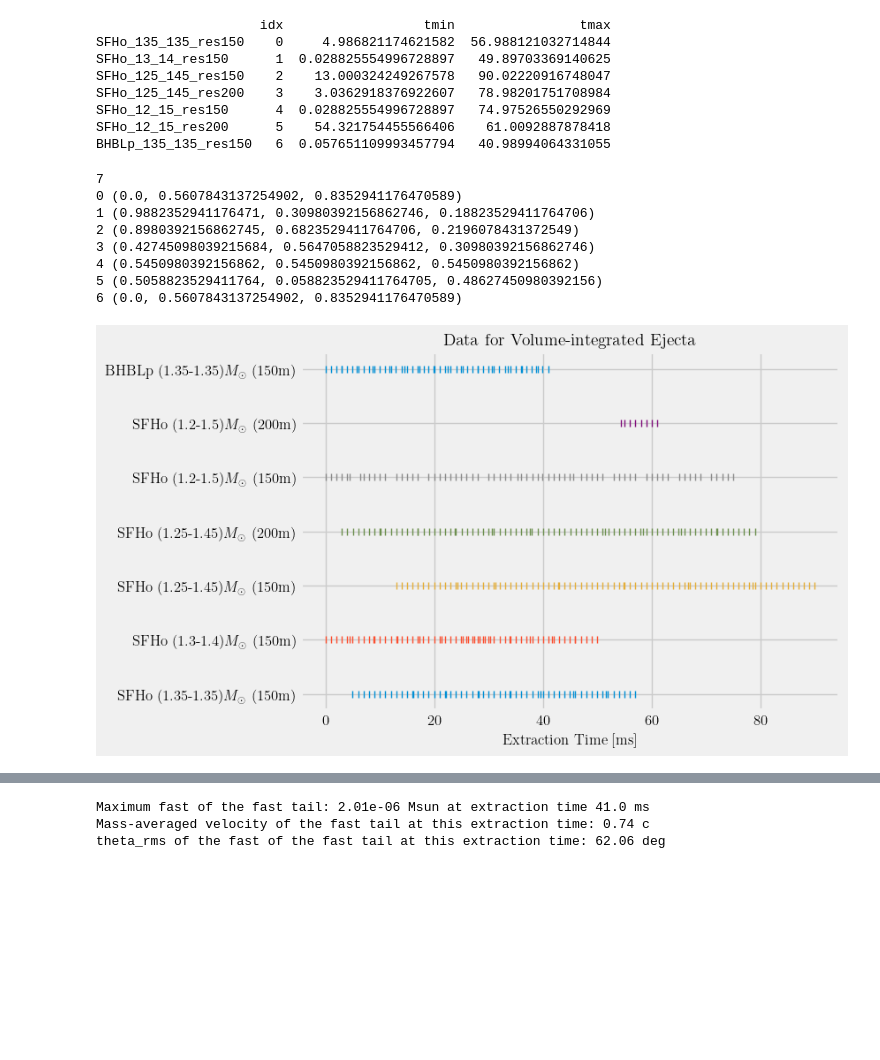
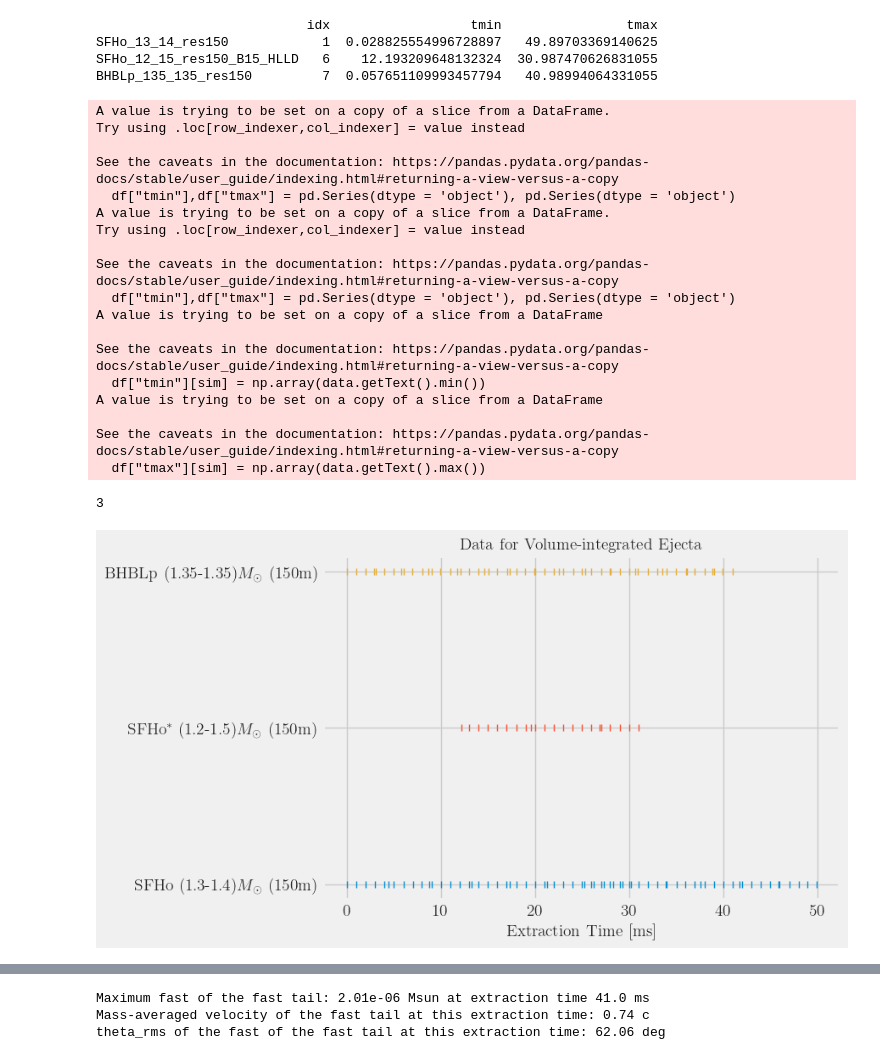
Before and after one commit to vsevolodnedora/PBA_projects, a Jupyter notebook: knafg/knafg_kenta/ejecta_analysis.ipynb, the cells around one changed output, grey strips where cells are left out. Cells and saved outputs as stored; diff of their text form; code cells hidden in the pictures; blank space fills up the shorter version.

```diff
--- a/knafg/knafg_kenta/ejecta_analysis.ipynb
+++ b/knafg/knafg_kenta/ejecta_analysis.ipynb
@@ -15,18 +15,20 @@ plt.style.use("fivethirtyeight")
 import PyBlastAfterglowMag as PBA
 from ejecta import ProcessRaw
 from settings import *
-color_pal = sns.color_palette(n_colors=len(SIMULATIONS))
+
+df = SIMS[SIMS["given_time"] == "new"]
+
+color_pal = sns.color_palette(n_colors=len(df))
 
 np.set_printoptions(precision=2)
+
+figs = os.getcwd()+"/figs/"
 # %%
-# Collate data for simulations (USE ONLY ONCE)
-for sim_key, sim_dic in SIMULATIONS.items():
+# Collate data for simulations (USE ONLY ONCE)\
+for sim_key, sim_dic in SIMS.items():
     pr = ProcessRaw(simumlation=sim_dic)
-    # pr.process_raw_ejecta_files(infiles= "ejecta_*.h5", fname_output= "ej_collated.h5", mode="mass")
-    # ej.process_raw_ejecta_files(infiles="Mdot_ejecta_*.h5", fname_output="mdot_ej_collated.h5", mode="mdot")
+    #pr.process_raw_ejecta_files(infiles= "ejecta_*.h5", fname_output= "ej_collated.h5", mode="mass",overwrite=False)
+    #pr.process_raw_ejecta_files(infiles="Mdot_ejecta_*.h5", fname_output="mdot_ej_collated.h5", mode="mdot",overwrite=False)
-# %%
-# dataframe for all simulations
-df = pd.DataFrame(SIMULATIONS).T
 # %%
 # collect tmin tmax for all simulations
 df["tmin"],df["tmax"] = pd.Series(dtype = 'object'), pd.Series(dtype = 'object')
@@ -36,41 +38,45 @@ for sim, sim_dic in df.iterrows():
     df["tmax"][sim] = np.array(data.getText().max())
 print(df[["idx","tmin","tmax"]])
 # %% [output]
-                     idx                  tmin                tmax
-SFHo_135_135_res150    0     4.986821174621582  56.988121032714844
-SFHo_13_14_res150      1  0.028825554996728897   49.89703369140625
-SFHo_125_145_res150    2    13.000324249267578   90.02220916748047
-SFHo_125_145_res200    3    3.0362918376922607   78.98201751708984
-SFHo_12_15_res150      4  0.028825554996728897   74.97526550292969
-SFHo_12_15_res200      5    54.321754455566406    61.0092887878418
-BHBLp_135_135_res150   6  0.057651109993457794   40.98994064331055
+                           idx                  tmin                tmax
+SFHo_13_14_res150            1  0.028825554996728897   49.89703369140625
+SFHo_12_15_res150_B15_HLLD   6    12.193209648132324  30.987470626831055
+BHBLp_135_135_res150         7  0.057651109993457794   40.98994064331055
+A value is trying to be set on a copy of a slice from a DataFrame.
+Try using .loc[row_indexer,col_indexer] = value instead
+
+See the caveats in the documentation: https://pandas.pydata.org/pandas-docs/stable/user_guide/indexing.html#returning-a-view-versus-a-copy
+  df["tmin"],df["tmax"] = pd.Series(dtype = 'object'), pd.Series(dtype = 'object')
+A value is trying to be set on a copy of a slice from a DataFrame.
+Try using .loc[row_indexer,col_indexer] = value instead
+
+See the caveats in the documentation: https://pandas.pydata.org/pandas-docs/stable/user_guide/indexing.html#returning-a-view-versus-a-copy
+  df["tmin"],df["tmax"] = pd.Series(dtype = 'object'), pd.Series(dtype = 'object')
+A value is trying to be set on a copy of a slice from a DataFrame
+
+See the caveats in the documentation: https://pandas.pydata.org/pandas-docs/stable/user_guide/indexing.html#returning-a-view-versus-a-copy
+  df["tmin"][sim] = np.array(data.getText().min())
+A value is trying to be set on a copy of a slice from a DataFrame
+
+See the caveats in the documentation: https://pandas.pydata.org/pandas-docs/stable/user_guide/indexing.html#returning-a-view-versus-a-copy
+  df["tmax"][sim] = np.array(data.getText().max())
 # %%
 # Plot extraction time for all simulations
 fig, ax = plt.subplots(figsize=(7,5))
 print(len(color_pal))
-for sim, sim_dic in df.iterrows():
-    print(sim_dic["idx"], color_pal[sim_dic["idx"]])
-    # ax.plot([sim_dic["tmin"],sim_dic["tmax"]],[sim_dic["idx"],sim_dic["idx"]],
-            # marker="o", color=color_pal[sim_dic["idx"]], )
+for idx, sim_dic in enumerate(df.iterrows()):
+    sim_dic = sim_dic[1]
     data = PBA.id_kenta.EjectaData(sim_dic["datadir"]+"ej_collated.h5",verbose=True)
-    ax.plot(data.getText(), np.full_like(data.getText(),sim_dic["idx"]),
-            marker="|", color=color_pal[sim_dic["idx"]], linestyle="None")
-
+    ax.plot(data.getText(), np.full_like(data.getText(), int(idx)),  marker="|", color=color_pal[idx], linestyle="None")
+ax.set_yticks(np.arange(len(df)))
 ticks_loc = ax.get_yticks().tolist()
 ax.yaxis.set_major_locator(mticker.FixedLocator(ticks_loc))
-ax.set_yticklabels(["-1"] + df["label"].to_list() + ["10"],fontsize=12)
-ax.set_xlabel("Extraction Time [ms]", fontsize=12)
-ax.tick_params(labelsize=12)
+ax.set_yticklabels(df["label"].to_list(),fontsize=14)
+ax.set_xlabel("Extraction Time [ms]", fontsize=14)
+ax.tick_params(labelsize=14)
 ax.minorticks_on()
 ax.set_title("Data for Volume-integrated Ejecta",fontsize=14)
 plt.show()
 # %% [output]
-7
-0 (0.0, 0.5607843137254902, 0.8352941176470589)
-1 (0.9882352941176471, 0.30980392156862746, 0.18823529411764706)
-2 (0.8980392156862745, 0.6823529411764706, 0.2196078431372549)
-3 (0.42745098039215684, 0.5647058823529412, 0.30980392156862746)
-4 (0.5450980392156862, 0.5450980392156862, 0.5450980392156862)
-5 (0.5058823529411764, 0.058823529411764705, 0.48627450980392156)
-6 (0.0, 0.5607843137254902, 0.8352941176470589)
+3
-[figure, old version]
+[figure, new version]
```
Also changed, not shown: parts of 14 cells of this notebook, 4 other files.
